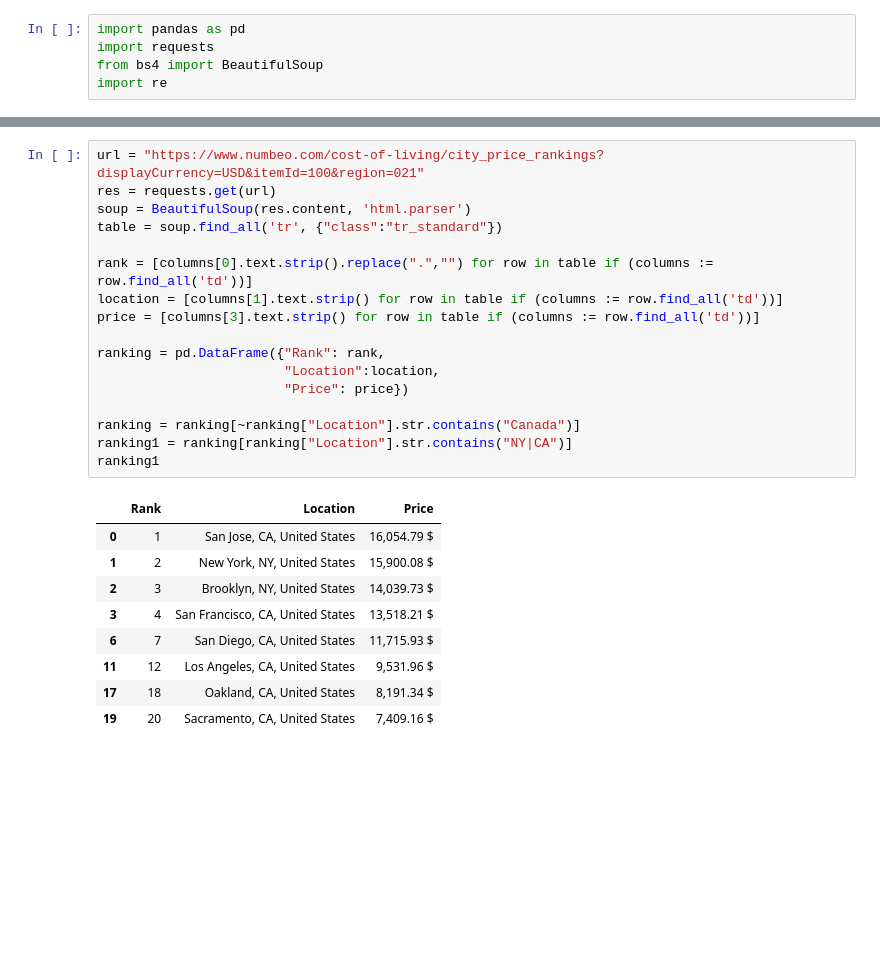
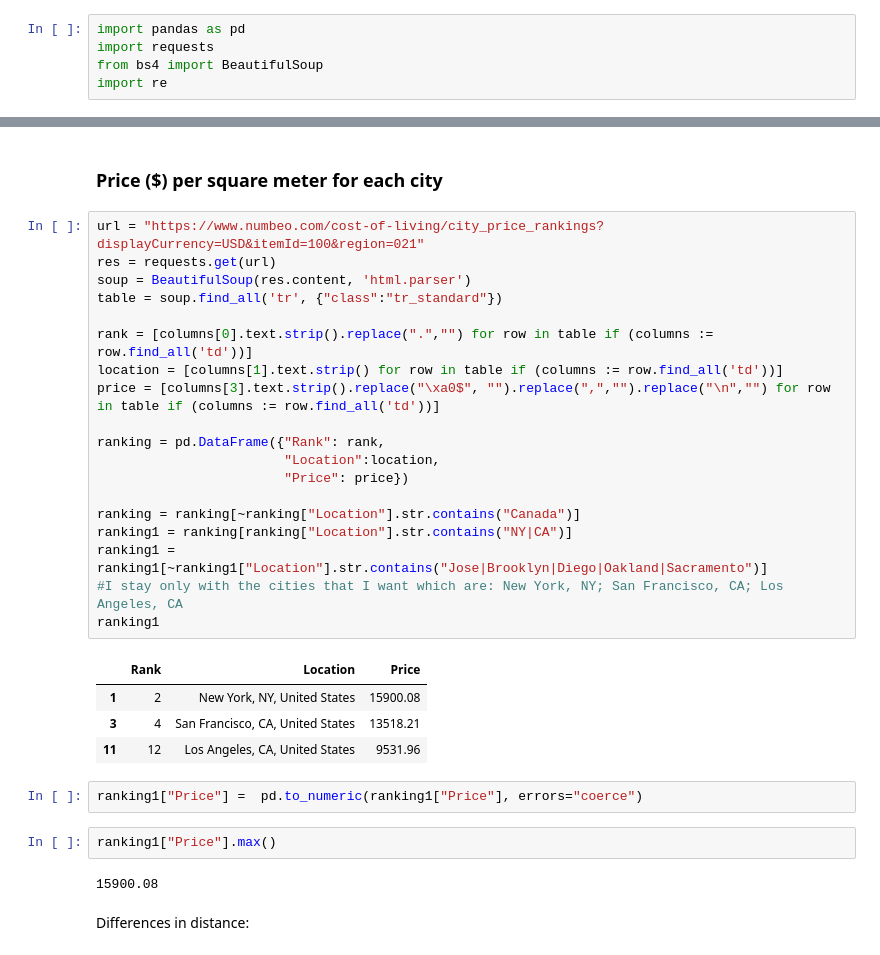
Before and after one commit to Ironhack-data23/project-3, a Jupyter notebook: partIII.ipynb, the cells around one changed output, grey strips where cells are left out. Drawn from its saved outputs; the diff is of its cells as text; blank space fills up the shorter version.

```diff
--- a/partIII.ipynb
+++ b/partIII.ipynb
@@ -16,27 +6,34 @@ ny_rent
+# %% [markdown]
+### Price ($) per square meter for each city
 # %%
 url = "https://www.numbeo.com/cost-of-living/city_price_rankings?displayCurrency=USD&itemId=100&region=021"
 res = requests.get(url)
 soup = BeautifulSoup(res.content, 'html.parser')
 table = soup.find_all('tr', {"class":"tr_standard"})
 
 rank = [columns[0].text.strip().replace(".","") for row in table if (columns := row.find_all('td'))]
 location = [columns[1].text.strip() for row in table if (columns := row.find_all('td'))]
-price = [columns[3].text.strip() for row in table if (columns := row.find_all('td'))]
+price = [columns[3].text.strip().replace("\xa0$", "").replace(",","").replace("\n","") for row in table if (columns := row.find_all('td'))]
 
 ranking = pd.DataFrame({"Rank": rank,
                         "Location":location,
                         "Price": price})
 
 ranking = ranking[~ranking["Location"].str.contains("Canada")]
 ranking1 = ranking[ranking["Location"].str.contains("NY|CA")]
+ranking1 = ranking1[~ranking1["Location"].str.contains("Jose|Brooklyn|Diego|Oakland|Sacramento")]
+#I stay only with the cities that I want which are: New York, NY; San Francisco, CA; Los Angeles, CA
 ranking1
 # %% [output]
 |  | Rank | Location | Price |
-| 0 | 1 | San Jose, CA, United States | 16,054.79 $ |
-| 1 | 2 | New York, NY, United States | 15,900.08 $ |
-| 2 | 3 | Brooklyn, NY, United States | 14,039.73 $ |
-| 3 | 4 | San Francisco, CA, United States | 13,518.21 $ |
-| 6 | 7 | San Diego, CA, United States | 11,715.93 $ |
-| 11 | 12 | Los Angeles, CA, United States | 9,531.96 $ |
-| 17 | 18 | Oakland, CA, United States | 8,191.34 $ |
-| 19 | 20 | Sacramento, CA, United States | 7,409.16 $ |
+| 1 | 2 | New York, NY, United States | 15900.08 |
+| 3 | 4 | San Francisco, CA, United States | 13518.21 |
+| 11 | 12 | Los Angeles, CA, United States | 9531.96 |
+# %%
+ranking1["Price"] =  pd.to_numeric(ranking1["Price"], errors="coerce")
+# %%
+ranking1["Price"].max()
+# %% [output]
+15900.08
+# %% [markdown]
+Differences in distance:
```
Also changed, not shown: parts of 6 cells of this notebook, 11 other files.
